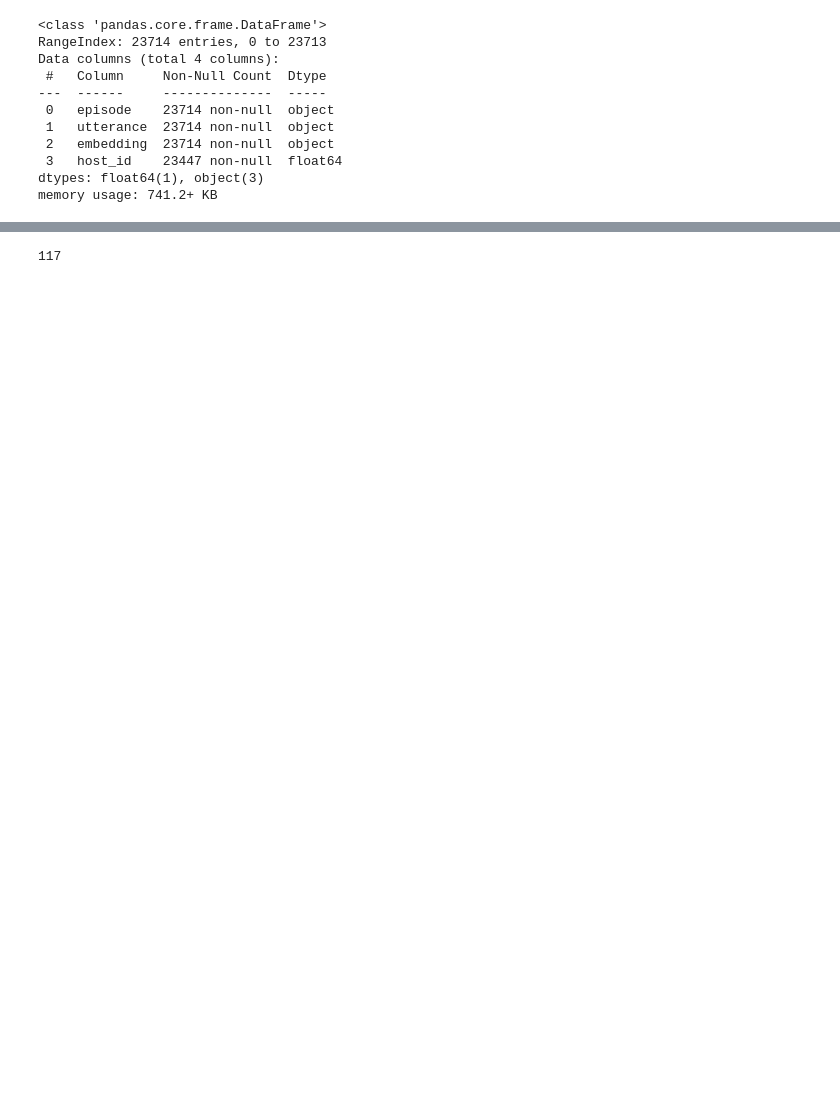
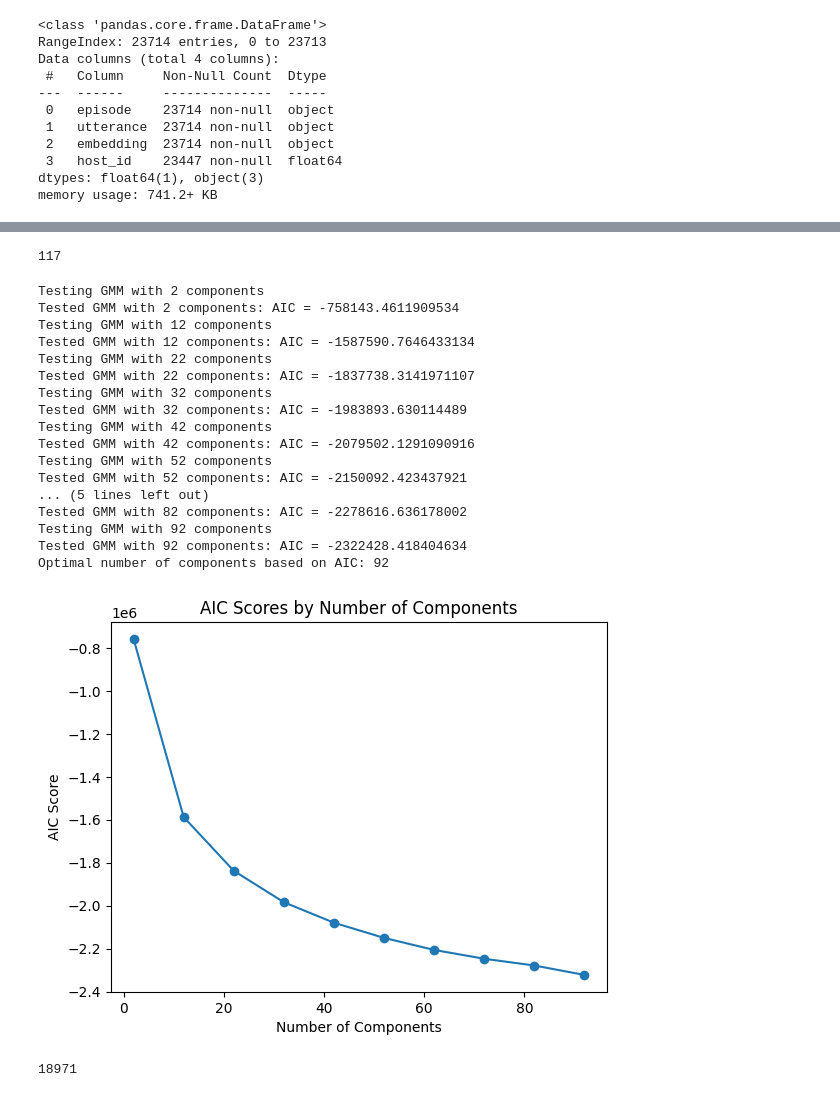
Before and after one commit to elmella/whos-who, a Jupyter notebook: embed.ipynb, the cells around one changed output, grey strips where cells are left out. Drawn from its saved outputs; the diff is of its cells as text; code cells hidden in the pictures; blank space fills up the shorter version.

```diff
--- a/embed.ipynb
+++ b/embed.ipynb
@@ -187,11 +268,17 @@ cbar.set_ticklabels(host_ids)
 plt.show()
 # %% [output]
 [figure]
-# %%
-# number of hosts
-len(host_ids)
-# %% [output]
-117
+# %%
+hosts_df = df[df['is_host'] == True]
+
+# Since each episode has a single host, we can drop duplicates to avoid repetition
+hosts_df = hosts_df[['episode', 'host_id']].drop_duplicates()
+
+host_ids = hosts_df['host_id'].unique()
+
+len(host_ids)
+# %% [output]
+117
 # %%
 X, y = embed_df_with_hosts['embedding'].values, embed_df_with_hosts['host_id'].values
 
@@ -221,0 +298,45 @@ def filter_episodes(df, cluster_label
+# %%
+# Assuming X_reduced is your UMAP-reduced data ready for GMM
+aic_values = []
+n_components_range = range(2, 100)[::10]  # Example range from 2 to 20
+
+for n_components in n_components_range:
+    print(f"Testing GMM with {n_components} components")
+    gmm = GaussianMixture(n_components=n_components, random_state=42)
+    gmm.fit(X_reduced)
+    aic = gmm.aic(X_reduced)
+    aic_values.append(aic)
+    print(f"Tested GMM with {n_components} components: AIC = {aic}")
+
+# Identify the number of components that minimizes AIC
+min_aic = min(aic_values)
+optimal_n_components = n_components_range[aic_values.index(min_aic)]
+
+print(f"Optimal number of components based on AIC: {optimal_n_components}")
+
+# Optionally, plot the AIC values to visually inspect the tren
+
+plt.plot(n_components_range, aic_values, marker='o')
+plt.title("AIC Scores by Number of Components")
+plt.xlabel("Number of Components")
+plt.ylabel("AIC Score")
+plt.show()
+# %% [output]
+Testing GMM with 2 components
+Tested GMM with 2 components: AIC = -758143.4611909534
+Testing GMM with 12 components
+Tested GMM with 12 components: AIC = -1587590.7646433134
+Testing GMM with 22 components
+Tested GMM with 22 components: AIC = -1837738.3141971107
+Testing GMM with 32 components
+Tested GMM with 32 components: AIC = -1983893.630114489
+Testing GMM with 42 components
+Tested GMM with 42 components: AIC = -2079502.1291090916
+Testing GMM with 52 components
+Tested GMM with 52 components: AIC = -2150092.423437921
+... (5 lines left out)
+Tested GMM with 82 components: AIC = -2278616.636178002
+Testing GMM with 92 components
+Tested GMM with 92 components: AIC = -2322428.418404634
+Optimal number of components based on AIC: 92
+[figure, added]
@@ -221,0 +352,4 @@ def filter_episodes(df, cluster_label
+# %%
+len(cluster_labels)
+# %% [output]
+18971
```
Also changed, not shown: parts of 12 cells of this notebook, 2 other files.
